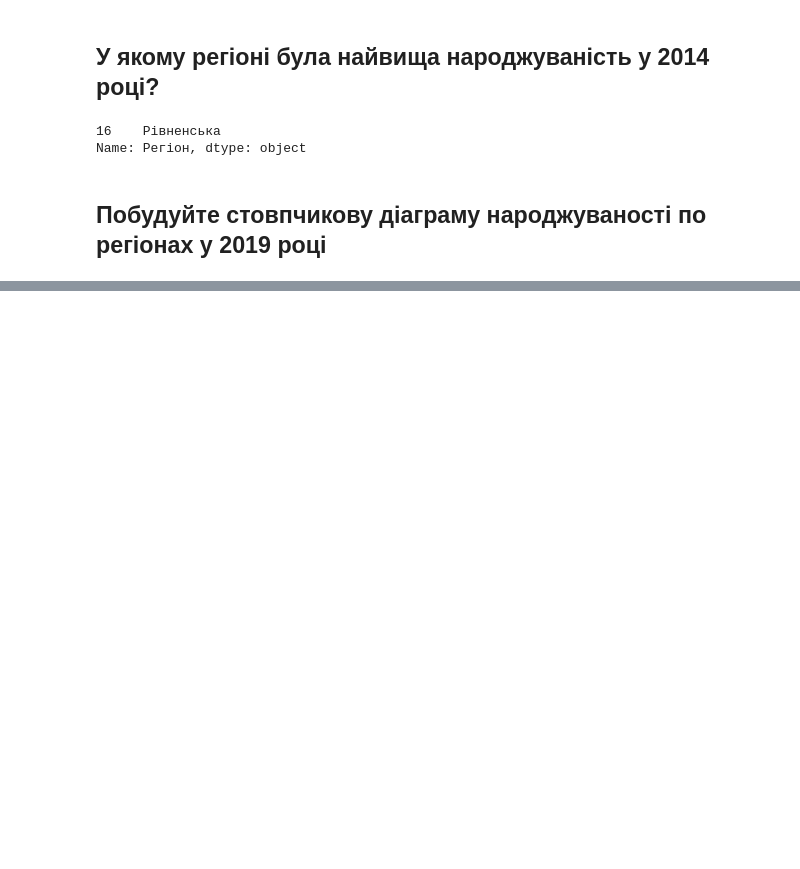
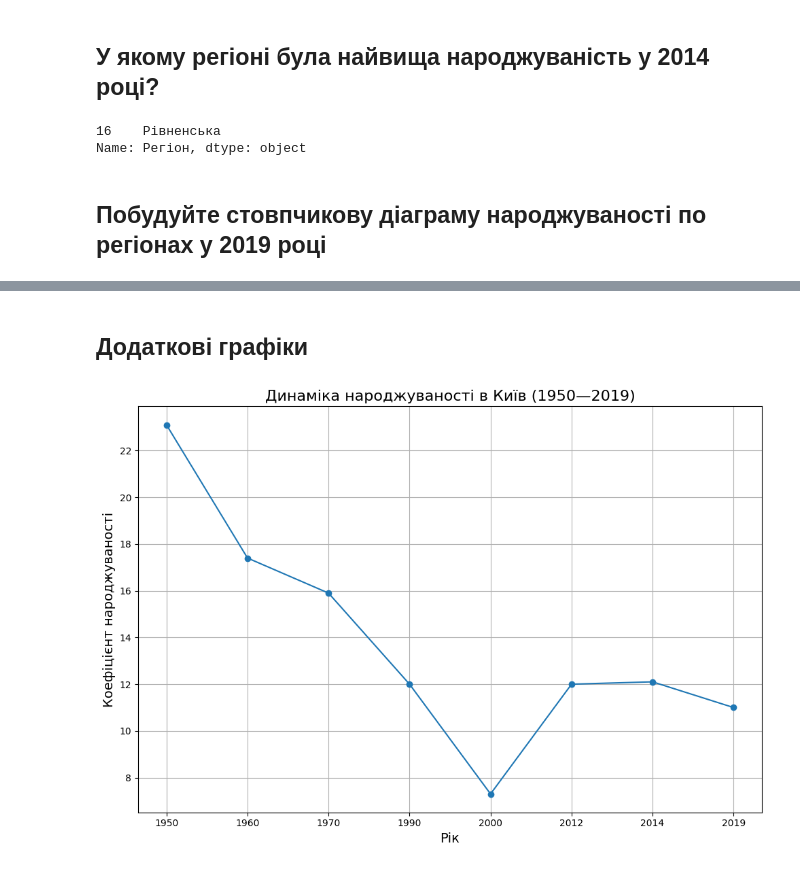
Before and after one commit to OleksiyM/Data_Science, a Jupyter notebook: Module_02/Hw2.1.ipynb, the cells around one changed output, grey strips where cells are left out. Cells and saved outputs as stored; diff of their text form; code cells hidden in the pictures; blank space fills up the shorter version.

```diff
--- a/Module_02/Hw2.1.ipynb
+++ b/Module_02/Hw2.1.ipynb
@@ -190,0 +192,14 @@ plt.show()
+# %% [markdown]
+## Додаткові графіки
+# %%
+selected_region = df.iloc[25]['Регіон']
+plt.figure(figsize=(10, 7))
+plt.plot(df.columns[1:], df.loc[df['Регіон'] == selected_region].values.flatten()[1:], marker='o')
+plt.title(f'Динаміка народжуваності в {selected_region} (1950—2019)', fontsize=16)
+plt.xlabel('Рік', fontsize=14)
+plt.ylabel('Коефіцієнт народжуваності', fontsize=14)
+plt.grid(True)
+plt.tight_layout()
+plt.show()
+# %% [output]
+[figure, added]
```
Also changed, not shown: parts of 4 cells of this notebook.
